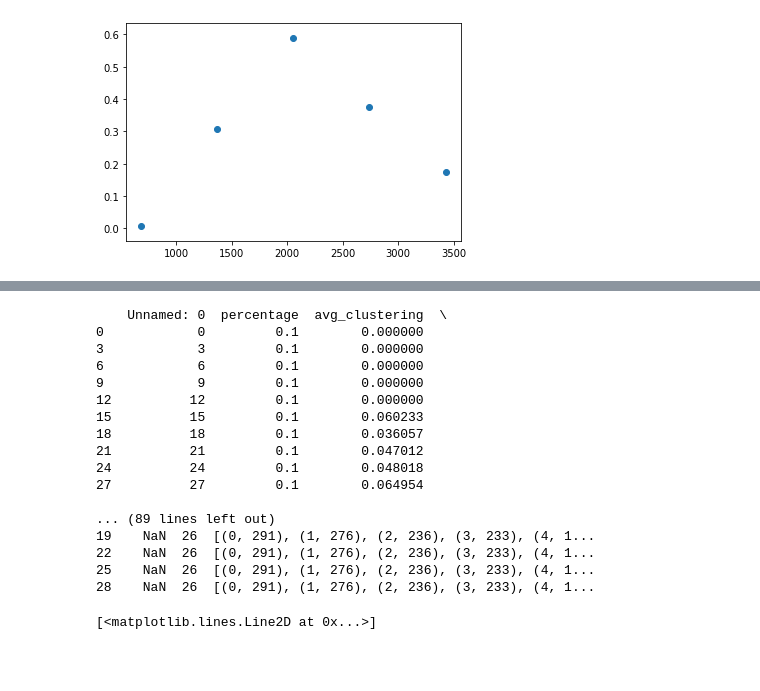
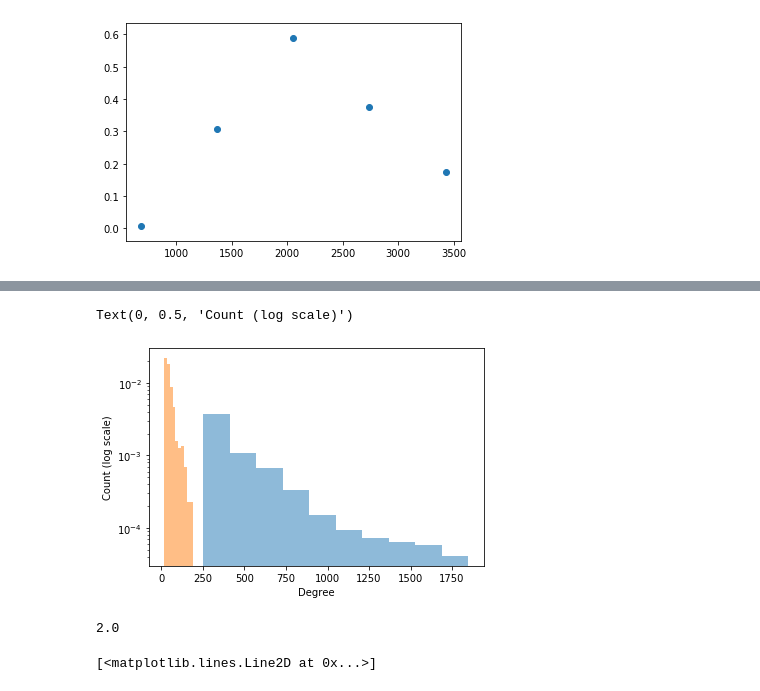
Before and after one commit to hewa55/GraphSampler, a Jupyter notebook: test.ipynb, the cells around one changed output, grey strips where cells are left out. Cells and saved outputs as stored; diff of their text form; code cells hidden in the pictures; blank space fills up the shorter version.

```diff
--- a/test.ipynb
+++ b/test.ipynb
@@ -264,25 +372,25 @@ results.head()
+# %%
+true_degree = convert_degree(results.loc[61]["true_degree"])
+deg = [x[1] for x in true_degree]
+plt.hist([x for x in deg], alpha=0.5, label='x', density=True, log =True)
+true_degree = convert_degree(results.loc[61]["degrees"])
+deg = [x[1] for x in true_degree]
+plt.hist([x for x in deg], alpha=0.5, label='y', density=True, log =True)
+plt.xlabel("Degree")
+plt.ylabel("Count (log scale)")
+#plt.savefig("BA_model_h1.png")
+# %% [output]
+Text(0, 0.5, 'Count (log scale)')
+[figure, added]
+# %%
+results.loc[61]["V"]
+# %% [output]
+2.0
 # %%
-list_results = results[results["alg"]=="list"]
+list2_results = results[(results["alg"]=="list") & (results["V"]==2)]
+list1_results = results[(results["alg"]=="list") & (results["V"]==1)]
 rcmh_results = results[results["alg"]=="rcmh"]
 gmd_results = results[results["alg"]=="gmd"]
-# %% [output]
-    Unnamed: 0  percentage  avg_clustering  \
-0            0         0.1        0.000000
-3            3         0.1        0.000000
-6            6         0.1        0.000000
-9            9         0.1        0.000000
-12          12         0.1        0.000000
-15          15         0.1        0.060233
-18          18         0.1        0.036057
-21          21         0.1        0.047012
-24          24         0.1        0.048018
-27          27         0.1        0.064954
-
-... (89 lines left out)
-19    NaN  26  [(0, 291), (1, 276), (2, 236), (3, 233), (4, 1...
-22    NaN  26  [(0, 291), (1, 276), (2, 236), (3, 233), (4, 1...
-25    NaN  26  [(0, 291), (1, 276), (2, 236), (3, 233), (4, 1...
-28    NaN  26  [(0, 291), (1, 276), (2, 236), (3, 233), (4, 1...
 # %%
 # They are all fairly exact but list algorithm seems to have higher variablity
 colors = {'rcmh':'red', 'gmd':'blue', 'list':'green'}
```
Also changed, not shown: parts of 38 cells of this notebook.
